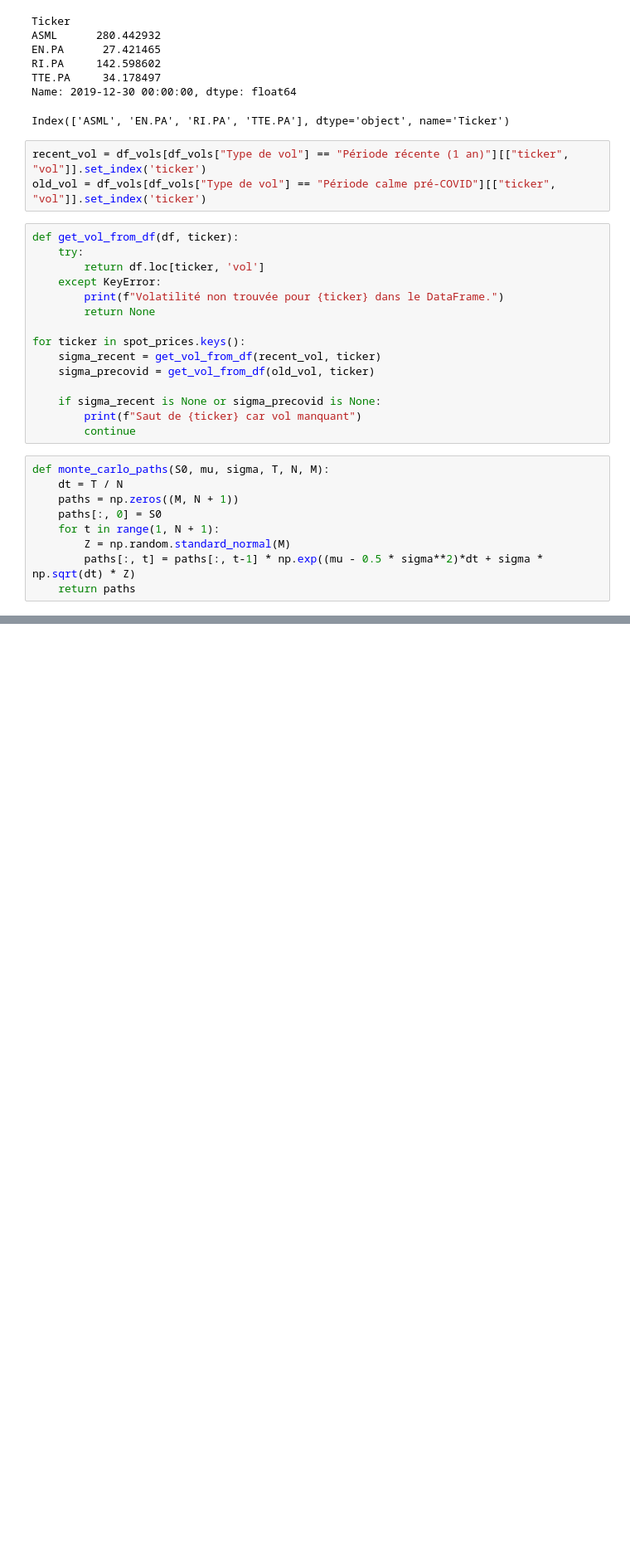
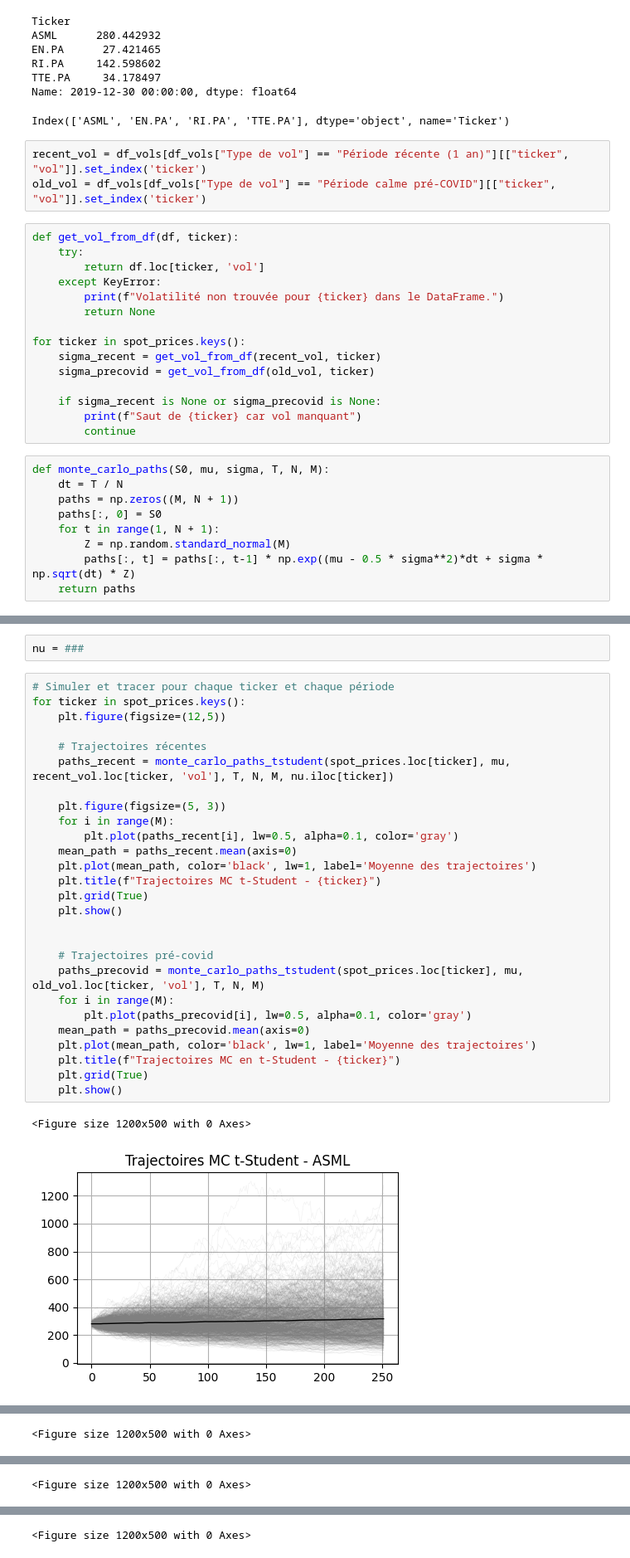
Before and after one commit to Pocame/Financial-Engineering-KEIO, a Jupyter notebook: code.ipynb, the cells around one changed output, grey strips where cells are left out. Shown at 83% size. Drawn from its saved outputs; the diff is of its cells as text; blank space fills up the shorter version.

```diff
--- a/code.ipynb
+++ b/code.ipynb
@@ -463,0 +621,32 @@ for ticker in spot_prices.keys():
+# %%
+nu = ###
+# %%
+# Simuler et tracer pour chaque ticker et chaque période
+for ticker in spot_prices.keys():
+    plt.figure(figsize=(12,5))
+
+    # Trajectoires récentes
+    paths_recent = monte_carlo_paths_tstudent(spot_prices.loc[ticker], mu, recent_vol.loc[ticker, 'vol'], T, N, M, nu.iloc[ticker])
+
+    plt.figure(figsize=(5, 3))
+    for i in range(M):
+        plt.plot(paths_recent[i], lw=0.5, alpha=0.1, color='gray')
+    mean_path = paths_recent.mean(axis=0)
+    plt.plot(mean_path, color='black', lw=1, label='Moyenne des trajectoires')
+    plt.title(f"Trajectoires MC t-Student - {ticker}")
+    plt.grid(True)
+    plt.show()
+
+
+    # Trajectoires pré-covid
+    paths_precovid = monte_carlo_paths_tstudent(spot_prices.loc[ticker], mu, old_vol.loc[ticker, 'vol'], T, N, M)
+    for i in range(M):
+        plt.plot(paths_precovid[i], lw=0.5, alpha=0.1, color='gray')
+    mean_path = paths_precovid.mean(axis=0)
+    plt.plot(mean_path, color='black', lw=1, label='Moyenne des trajectoires')
+    plt.title(f"Trajectoires MC en t-Student - {ticker}")
+    plt.grid(True)
+    plt.show()
+# %% [output]
+<Figure size 1200x500 with 0 Axes>
+[figure, added]
@@ -463,0 +654 @@ for ticker in spot_prices.keys():
+<Figure size 1200x500 with 0 Axes>
@@ -463,0 +657 @@ for ticker in spot_prices.keys():
+<Figure size 1200x500 with 0 Axes>
@@ -463,0 +660 @@ for ticker in spot_prices.keys():
+<Figure size 1200x500 with 0 Axes>
```
Also changed, not shown: parts of 21 cells of this notebook.
